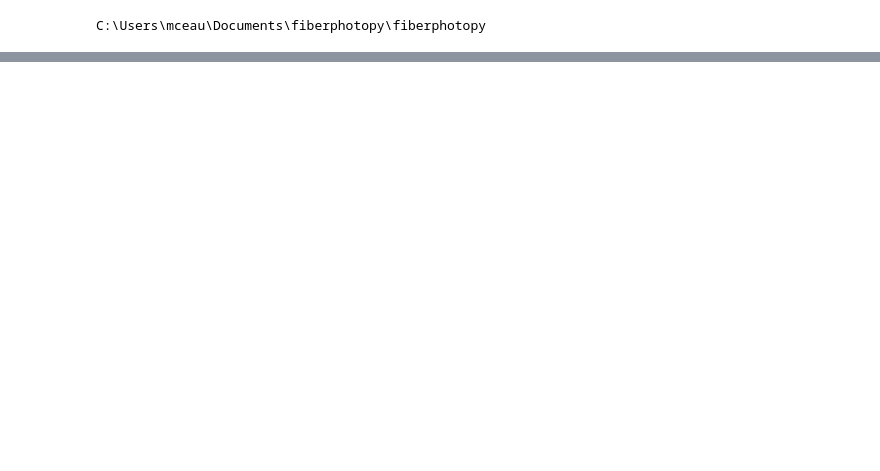
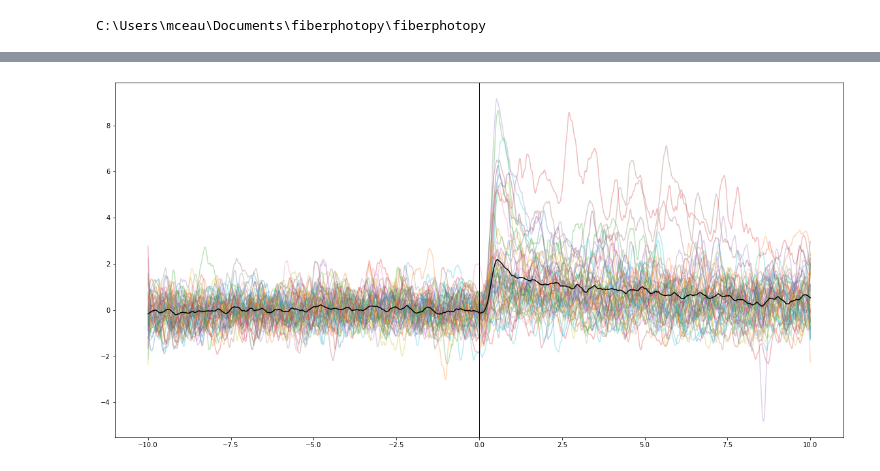
Before and after one commit to matias-ceau/pyfiber, a Jupyter notebook: dev/FIBER.ipynb, the cells around one changed output, grey strips where cells are left out. Drawn from its saved outputs; the diff is of its cells as text; code cells hidden in the pictures; blank space fills up the shorter version.

```diff
--- a/dev/FIBER.ipynb
+++ b/dev/FIBER.ipynb
@@ -736,0 +26,2 @@ plt.yscale('log')
+# %%
+AS21R = analysis.MultiSession('../../DATA/AS21R/')
@@ -736,0 +50,2 @@ plt.yscale('log')
+# %%
+analysis = AS21R.analyze('switch_dto_nd')
@@ -736,0 +59,4 @@ plt.yscale('log')
+# %%
+analysis.plot('zscores')
+# %% [output]
+[figure, added]
```
Also changed, not shown: parts of 92 cells of this notebook, 21 other files.
